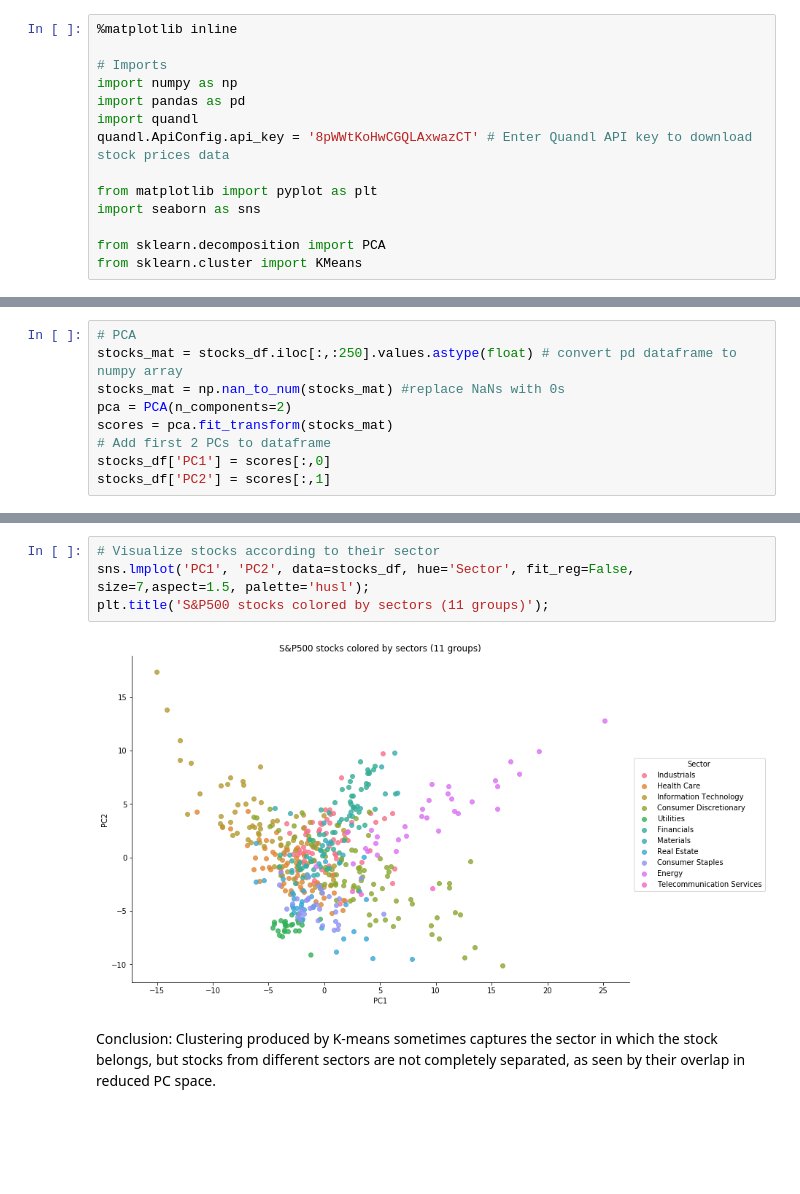
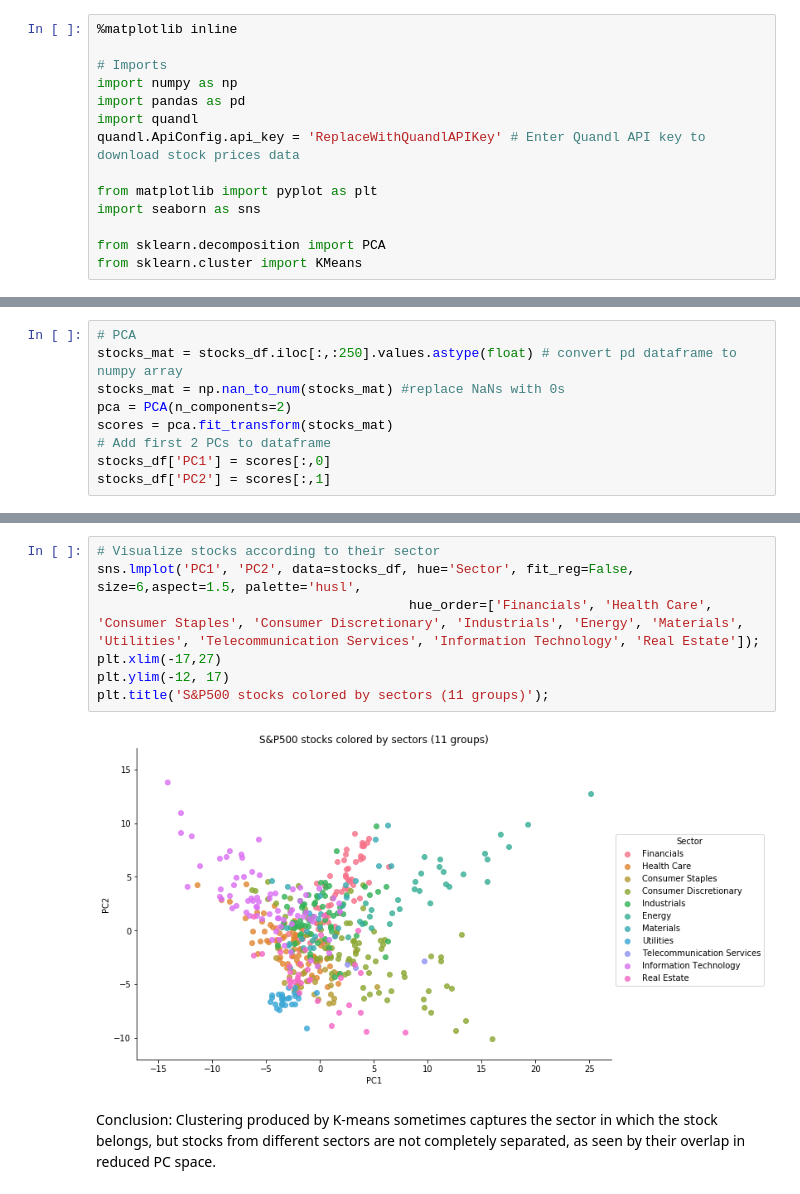
Before and after one commit to sq2141/Stock-clustering-and-classification, a Jupyter notebook: stocks_clustering_nb.ipynb, the cells around one changed output, grey strips where cells are left out. Cells and saved outputs as stored; diff of their text form; blank space fills up the shorter version.

```diff
--- a/stocks_clustering_nb.ipynb
+++ b/stocks_clustering_nb.ipynb
@@ -5,7 +5,7 @@
 import numpy as np
 import pandas as pd
 import quandl
-quandl.ApiConfig.api_key = '8pWWtKoHwCGQLAxwazCT' # Enter Quandl API key to download stock prices data
+quandl.ApiConfig.api_key = 'ReplaceWithQuandlAPIKey' # Enter Quandl API key to download stock prices data
 
 from matplotlib import pyplot as plt
 import seaborn as sns
@@ -66,8 +66,11 @@ plt.title('S&P500 stocks clustered into 11 groups');
 # %%
 # Visualize stocks according to their sector
-sns.lmplot('PC1', 'PC2', data=stocks_df, hue='Sector', fit_reg=False, size=7,aspect=1.5, palette='husl');
+sns.lmplot('PC1', 'PC2', data=stocks_df, hue='Sector', fit_reg=False, size=6,aspect=1.5, palette='husl',
+                                        hue_order=['Financials', 'Health Care', 'Consumer Staples', 'Consumer Discretionary', 'Industrials', 'Energy', 'Materials', 'Utilities', 'Telecommunication Services', 'Information Technology', 'Real Estate']);
+plt.xlim(-17,27)
+plt.ylim(-12, 17)
 plt.title('S&P500 stocks colored by sectors (11 groups)');
 # %% [output]
-[figure, old version]
+[figure, new version]
 # %% [markdown]
 Conclusion: Clustering produced by K-means sometimes captures the sector in which the stock belongs, but stocks from different sectors are not completely separated, as seen by their overlap in reduced PC space.
```
Also changed, not shown: parts of 2 cells of this notebook.
